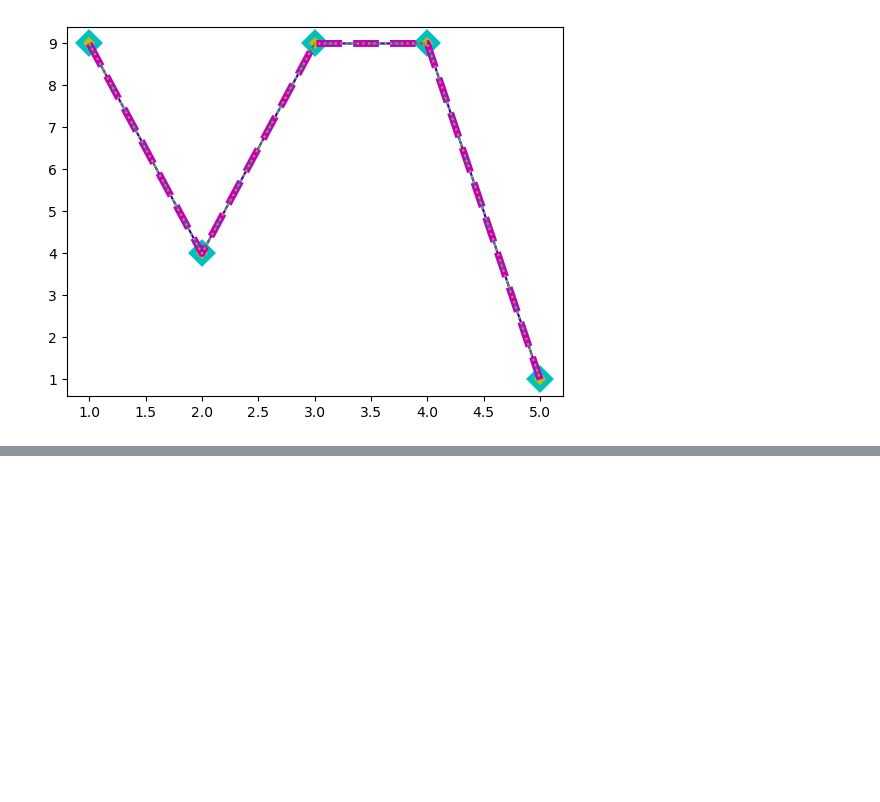
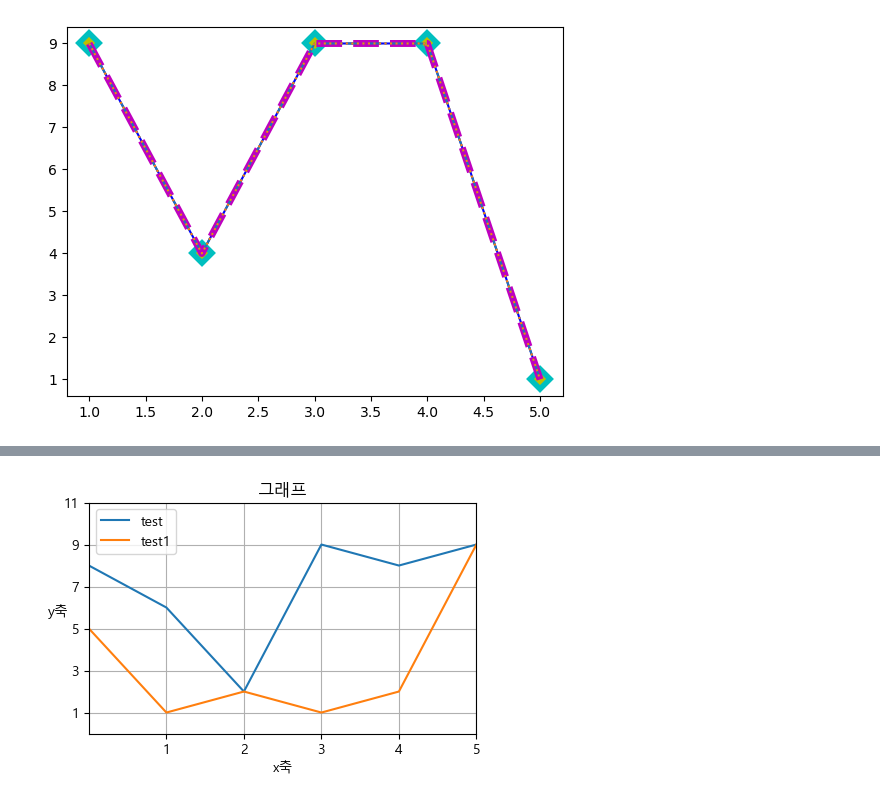
Before and after one commit to Eehnodu/PythonStudy, a Jupyter notebook: 02.Python Library/ex03 matplotlib.ipynb, the cells around one changed output, grey strips where cells are left out. Drawn from its saved outputs; the diff is of its cells as text; code cells hidden in the pictures; blank space fills up the shorter version.

```diff
--- a/02.Python Library/ex03 matplotlib.ipynb
+++ b/02.Python Library/ex03 matplotlib.ipynb
@@ -46,0 +65,26 @@ plt.show()
+# %%
+#한글 폰트 깨질 경우
+plt.rcParams['font.family'] = 'Malgun Gothic'
+plt.figure(figsize=(5,3))
+# 배열 생성하여 데이터 준비
+test_x = np.arange(0,6)
+np.random.seed(4)
+test_y = np.random.randint(1,10,size=6)
+plt.plot(test_x, test_y, label = 'test')
+test_x1 = np.arange(0,6)
+np.random.seed(10)
+test_y1 = np.random.randint(1,10,size=6)
+plt.plot(test_x1, test_y1, label = 'test1')
+
+plt.legend()
+plt.xlabel('x축')
+plt.ylabel('y축', rotation = 0)
+plt.xlim(0,5)
+plt.ylim(0,10)
+plt.xticks([1,2,3,4,5])
+plt.yticks([1,3,5,7,9,11])
+plt.title("그래프")
+plt.grid()
+plt.show()
+# %% [output]
+[figure, added]
```
Also changed, not shown: parts of 25 cells of this notebook, 4 other files.
